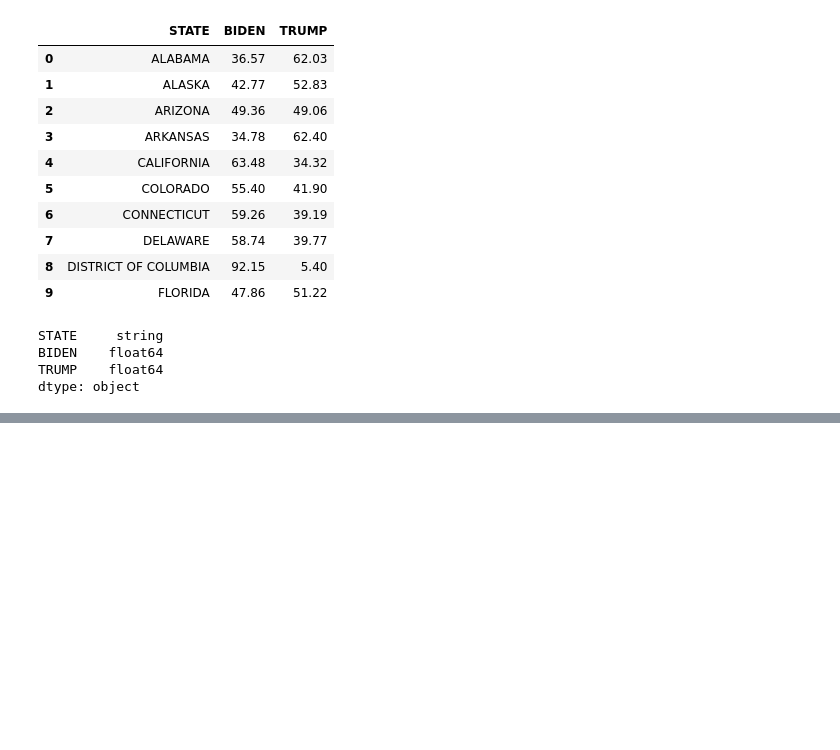
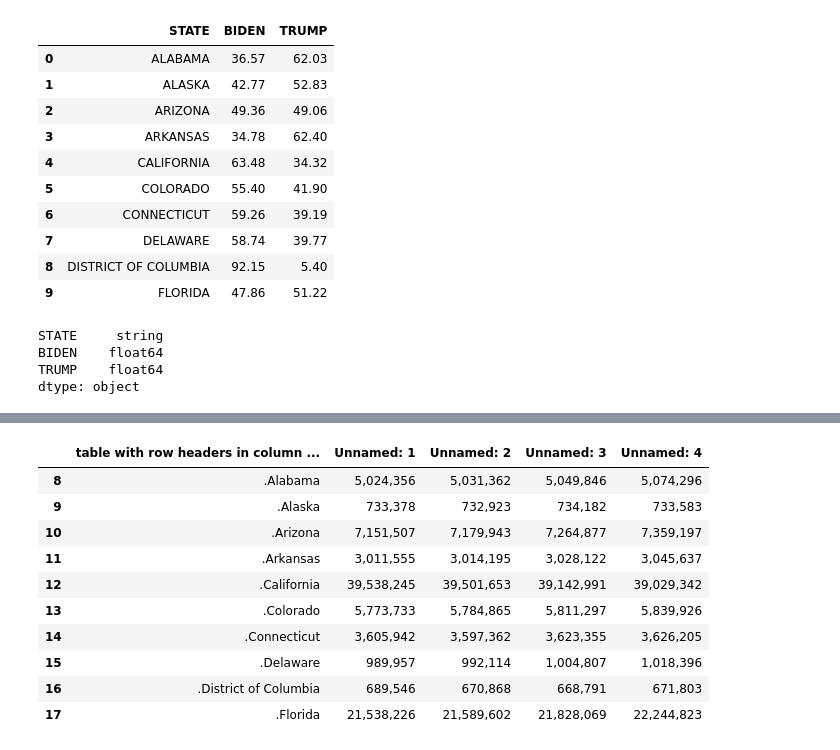
Before and after one commit to himalayahall/DATA608, a Jupyter notebook: Story 1/Story1.ipynb, the cells around one changed output, grey strips where cells are left out. Saved outputs shown, nothing was run; the diff lists cells and outputs as text; code cells hidden in the pictures; blank space fills up the shorter version.

```diff
--- a/Story 1/Story1.ipynb
+++ b/Story 1/Story1.ipynb
@@ -157,3 +159,18 @@ population_ds.head(n = 10)
 | 7 | West | 78,588,565 | 78,650,958 | 78,589,763 | 78,743,364 |
 | 8 | .Alabama | 5,024,356 | 5,031,362 | 5,049,846 | 5,074,296 |
 | 9 | .Alaska | 733,378 | 732,923 | 734,182 | 733,583 |
+# %%
+population_ds = population_ds.drop([i for i in range(0, 8)])
+population_ds.head(n = 10)
+# %% [output]
+|  | table with row headers in column ... | Unnamed: 1 | Unnamed: 2 | Unnamed: 3 | Unnamed: 4 |
+| 8 | .Alabama | 5,024,356 | 5,031,362 | 5,049,846 | 5,074,296 |
+| 9 | .Alaska | 733,378 | 732,923 | 734,182 | 733,583 |
+| 10 | .Arizona | 7,151,507 | 7,179,943 | 7,264,877 | 7,359,197 |
+| 11 | .Arkansas | 3,011,555 | 3,014,195 | 3,028,122 | 3,045,637 |
+| 12 | .California | 39,538,245 | 39,501,653 | 39,142,991 | 39,029,342 |
+| 13 | .Colorado | 5,773,733 | 5,784,865 | 5,811,297 | 5,839,926 |
+| 14 | .Connecticut | 3,605,942 | 3,597,362 | 3,623,355 | 3,626,205 |
+| 15 | .Delaware | 989,957 | 992,114 | 1,004,807 | 1,018,396 |
+| 16 | .District of Columbia | 689,546 | 670,868 | 668,791 | 671,803 |
+| 17 | .Florida | 21,538,226 | 21,589,602 | 21,828,069 | 22,244,823 |
```
Also changed, not shown: parts of 3 cells of this notebook.
